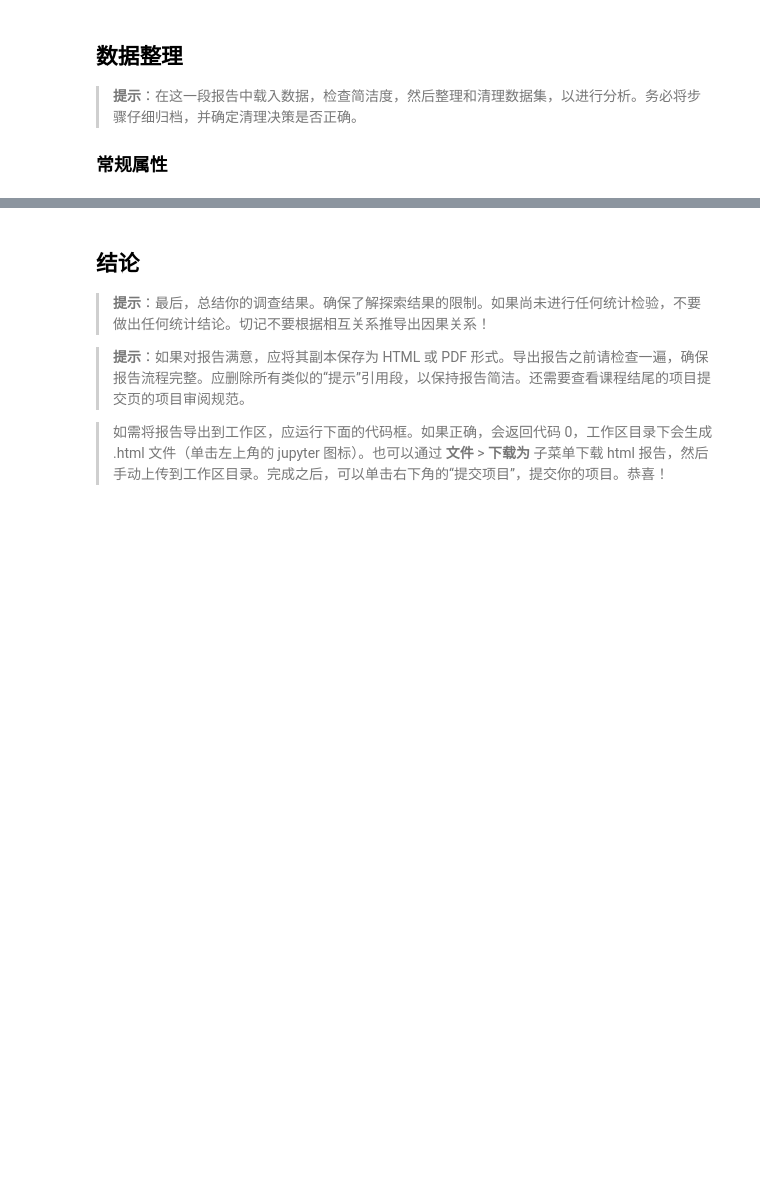
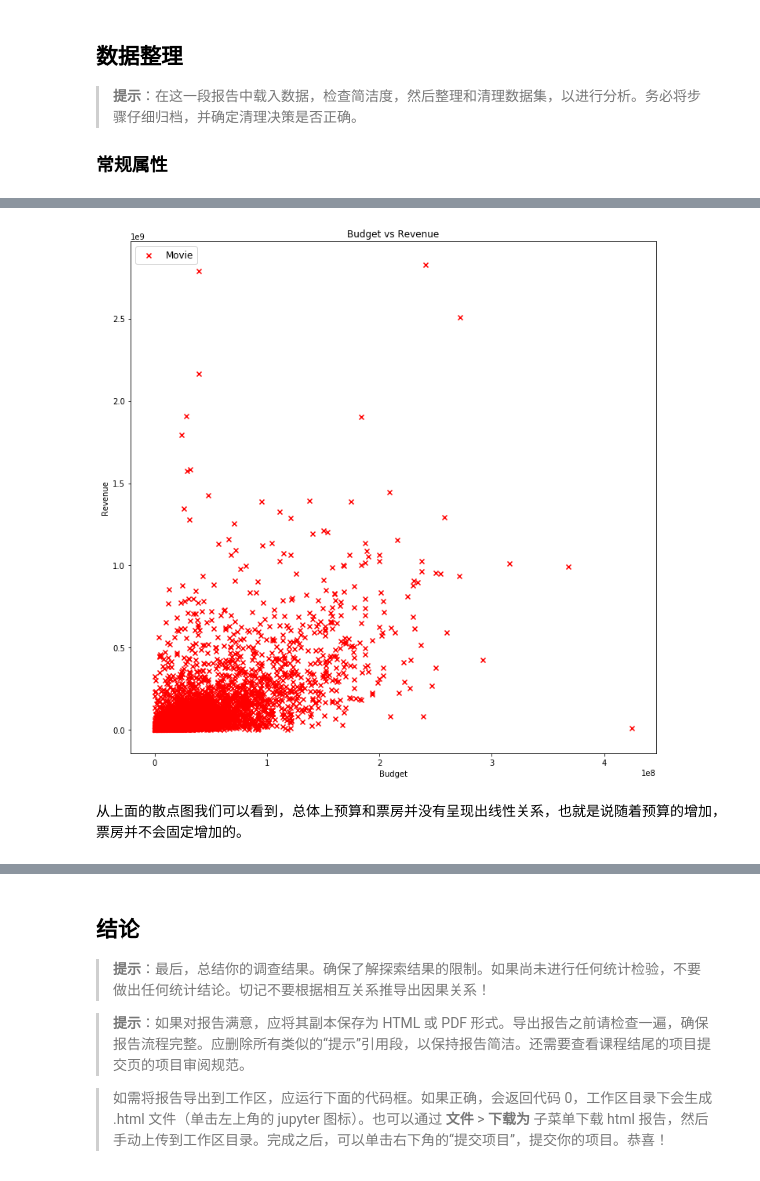
Before and after one commit to hugo626/data-analyst-nanodegree-investigate, a Jupyter notebook: Investigate-a-Dataset-zh.ipynb, the cells around one changed output, grey strips where cells are left out. Saved outputs shown, nothing was run; the diff lists cells and outputs as text; code cells hidden in the pictures; blank space fills up the shorter version.

```diff
--- a/Investigate-a-Dataset-zh.ipynb
+++ b/Investigate-a-Dataset-zh.ipynb
@@ -146,0 +185,3 @@ movies[movies["vote_average"].isnull()]
+# %%
+movies_clean.drop_duplicates(inplace=True)
+sum(movies_clean.duplicated())
@@ -146,0 +208,8 @@ movies[movies["vote_average"].isnull()]
+# %%
+# 首先获得所有的电影类型集
+all_genres = []
+for genres_element in movies_clean.genres:
+    all_genres.extend(genres_element.split('|'))
+
+all_genres = pd.unique(all_genres)
+movies_clean.head()
@@ -146,0 +218,11 @@ movies[movies["vote_average"].isnull()]
+# %%
+# 生成一个矩阵，长为电影的总数，宽为所有类别的总数
+zero_matrix = np.zeros((len(movies_clean),len(all_genres)))
+genres_matrix = pd.DataFrame(zero_matrix,columns=all_genres, index =movies_clean.index)
+
+# 按照为分割的电影类别将相应的列中的值变为1
+for i, genres_elm in enumerate(movies_clean.genres) :
+    index_array = genres_matrix.columns.get_indexer(genres_elm.split('|'))
+    genres_matrix.iloc[i,index_array] = 1
+
+genres_matrix.head()
@@ -146,0 +238,4 @@ movies[movies["vote_average"].isnull()]
+# %%
+# 将 genres_matrix 与 movies_clean 合并起来。
+movies_genres = movies_clean.join(genres_matrix)
+movies_genres.head()
@@ -146,0 +274,23 @@ movies[movies["vote_average"].isnull()]
+# %%
+# 绘制预算与票房的散点图。
+def plotScatter(x,y,title,xlabel,ylabel,legend):
+    fig = plt.figure(figsize=(12, 12))
+    ax1 = fig.add_subplot(111)
+    #设置标题
+    ax1.set_title(title)
+    #设置X轴标签
+    plt.xlabel(xlabel)
+    #设置Y轴标签
+    plt.ylabel(ylabel)
+    #画散点图
+    ax1.scatter(x, y, c='r',marker='x', label=legend)
+    #设置图标
+    plt.legend( loc='upper left', prop={'size': 12})
+    #显示所画的图
+    plt.show()
+
+plotScatter(movies_genres.budget_adj, movies_genres.revenue_adj,'Budget vs Revenue','Budget','Revenue','Movie')
+# %% [output]
+[figure, added]
+# %% [markdown]
+从上面的散点图我们可以看到，总体上预算和票房并没有呈现出线性关系，也就是说随着预算的增加，票房并不会固定增加的。
```
Also changed, not shown: parts of 57 cells of this notebook.
